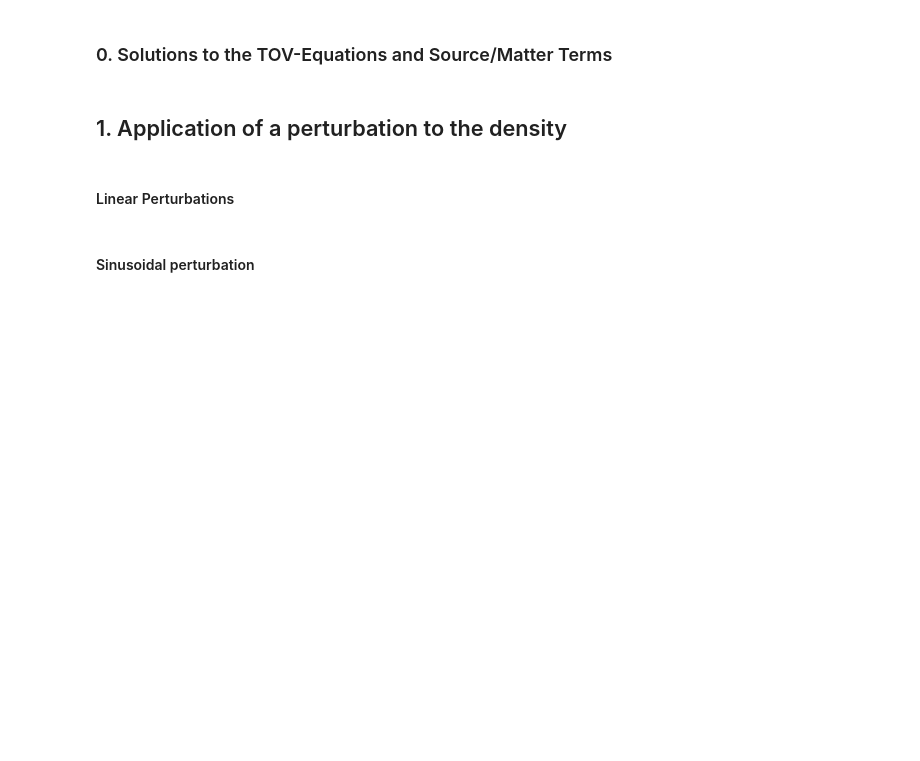
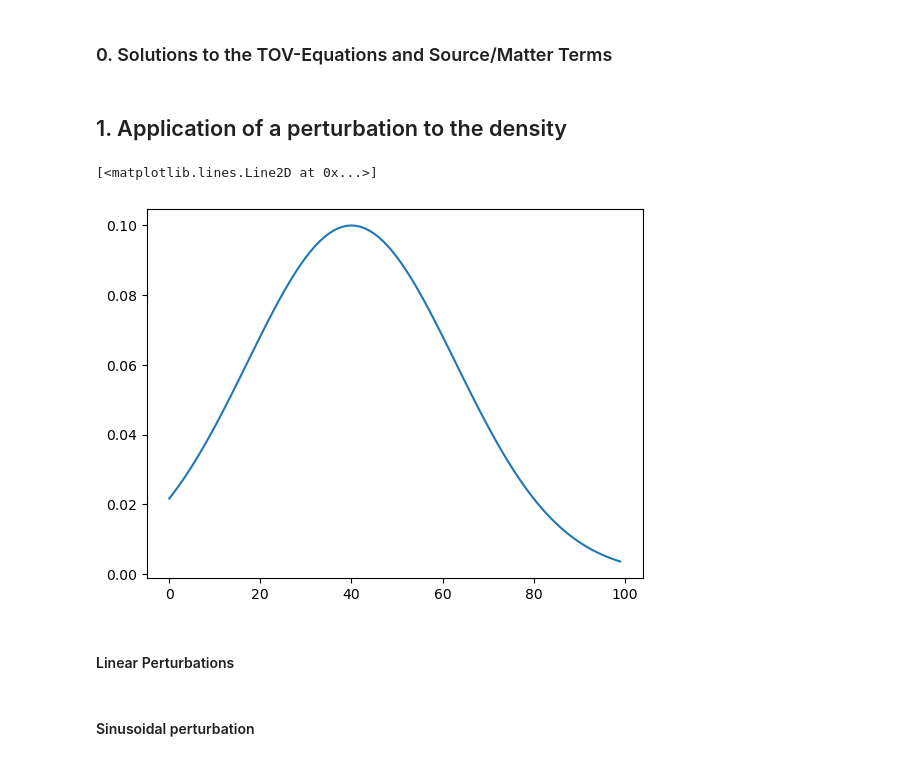
Before and after one commit to Poincare-code/henri, a Jupyter notebook: notebooks/validation-notebooks/Relevant/Linear_Implementation_Stepping_Throughout_Phase_Space.ipynb, the cells around one changed output. Saved outputs shown, nothing was run; the diff lists cells and outputs as text; code cells hidden in the pictures; blank space fills up the shorter version.

```diff
--- a/notebooks/validation-notebooks/Relevant/Linear_Implementation_Stepping_Throughout_Phase_Space.ipynb
+++ b/notebooks/validation-notebooks/Relevant/Linear_Implementation_Stepping_Throughout_Phase_Space.ipynb
@@ -56,17 +50,22 @@ psi_ground_truth = psi
 # %%
 # Definitions
 iteration_steps = 250
 
 # Perturbation parameters
-center_value  = 0.3        # Center value
-sigma         = 1.0e-1     # Width of the full Gaussian
-amplitude     = 1.0e-2     # Scale factor
+center_value    = 0.035        # Center value
+sigma           = 10**(-1.7)     # Width of the full Gaussian
+amplitude       = 1.0e-1     # Scale factor
 
 # Construction of the perturbation
-center_index  = np.argmin(np.abs(R - center_value))
-R_centered    = (R - R[center_index])/R[center_index]
-gaussian      = amplitude * np.exp(-((R - R[center_index]) ** 2) / (2 * sigma**2))
-density_perturbation  = gaussian * R_centered
+center_index          = np.argmin(np.abs(R - center_value))
+R_centered            = (R - R[center_index])/R[center_index]
+gaussian              = amplitude * np.exp(-((R - R[center_index]) ** 2) / (2 * sigma**2))
+density_perturbation  = gaussian
+
+plt.plot(density_perturbation)
+# %% [output]
+[<matplotlib.lines.Line2D at 0x...>]
+[figure, added]
 # %% [markdown]
 #### Linear Perturbations
 # %%
```
Also changed, not shown: parts of 7 cells of this notebook, 15 other files.
